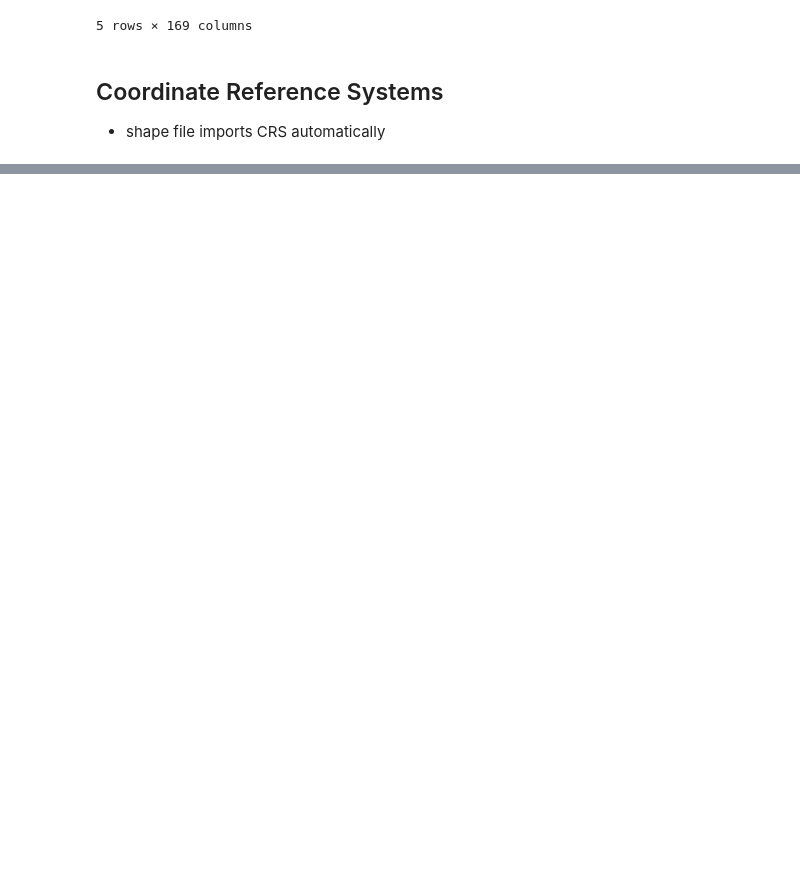
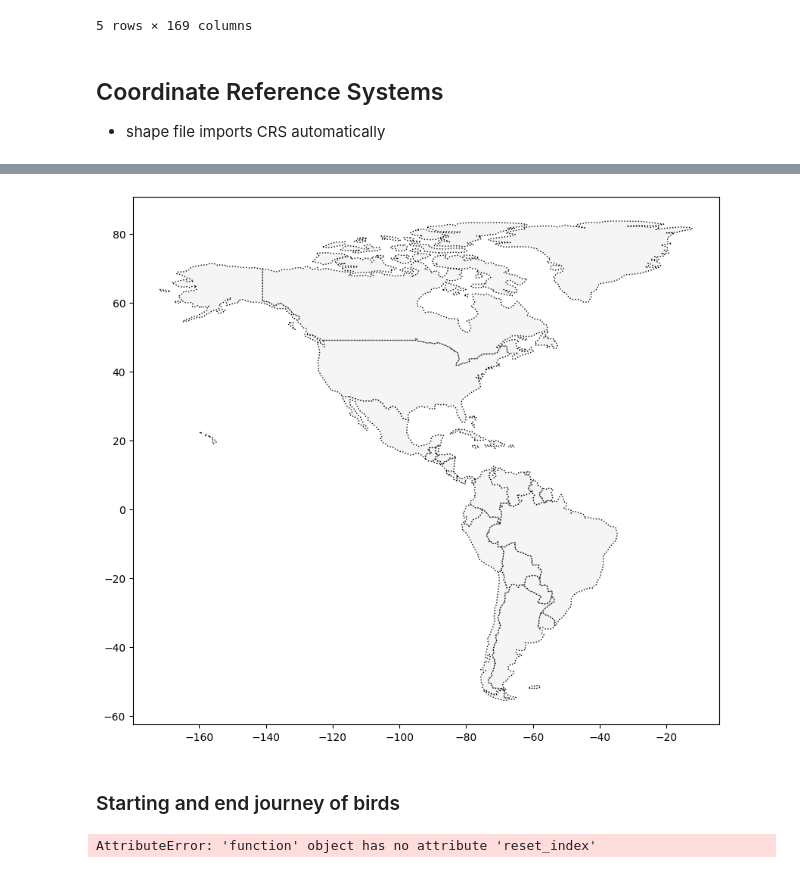
Before and after one commit to Kkhurana007/kaggle_python_practice, a Jupyter notebook: Geopandas.ipynb, the cells around one changed output, grey strips where cells are left out. Saved outputs shown, nothing was run; the diff lists cells and outputs as text; code cells hidden in the pictures; blank space fills up the shorter version.

```diff
--- a/Geopandas.ipynb
+++ b/Geopandas.ipynb
@@ -157,0 +190,4 @@ world.head()
+# %%
+# plot the data
+americas = world.loc[world['CONTINENT'].isin(['North America', 'South America',])]
+americas.head()
@@ -157,0 +234,27 @@ world.head()
+# %%
+# plot americas
+ax_americas = americas.plot(figsize=(10,10), color='whitesmoke', linestyle=':', edgecolor='black')
+# %% [output]
+[figure, added]
+# %% [markdown]
+### Starting and end journey of birds
+# %%
+# GeoDataFrame showing path for each bird
+
+# create LineStrings for groups with 2 or more points
+path_df = birds.groupby("tag-local-identifier")['geometry']
+#path_df = path_df[path_df.apply(len) >= 2]
+path_df = path_df.apply((lambda x: LineString(x)).reset_index())
+
+path_gdf = gpd.GeoDataFrame(path_df, geometry='geometry')
+path_gdf.crs = {'init' :'epsg:4326'}
+
+# GeoDataFrame showing starting point for each bird
+start_df = birds.groupby("tag-local-identifier")['geometry'].apply(list).apply(lambda x: x[0]).reset_index()
+start_gdf = gpd.GeoDataFrame(start_df, geometry=start_df.geometry)
+start_gdf.crs = {'init' :'epsg:4326'}
+
+# Show first five rows of GeoDataFrame
+start_gdf.head()
+# %% [output]
+AttributeError: 'function' object has no attribute 'reset_index'
```
Also changed, not shown: parts of 8 cells of this notebook.
